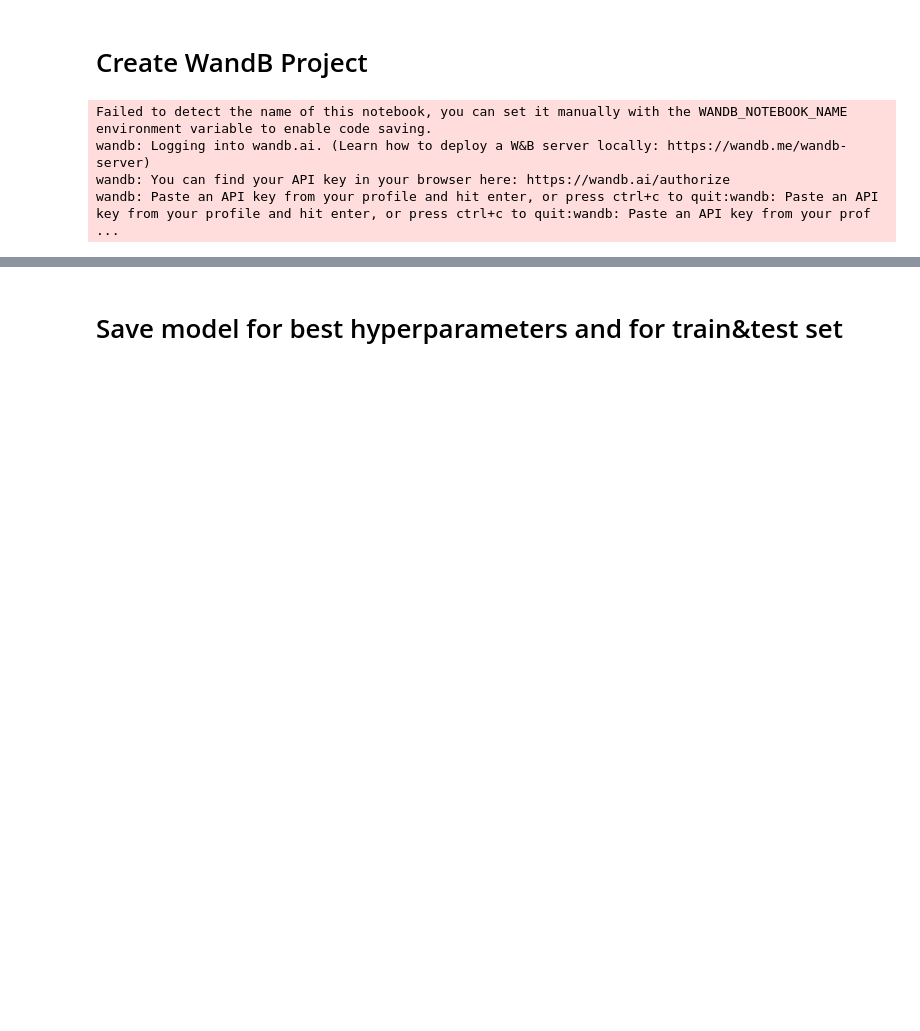
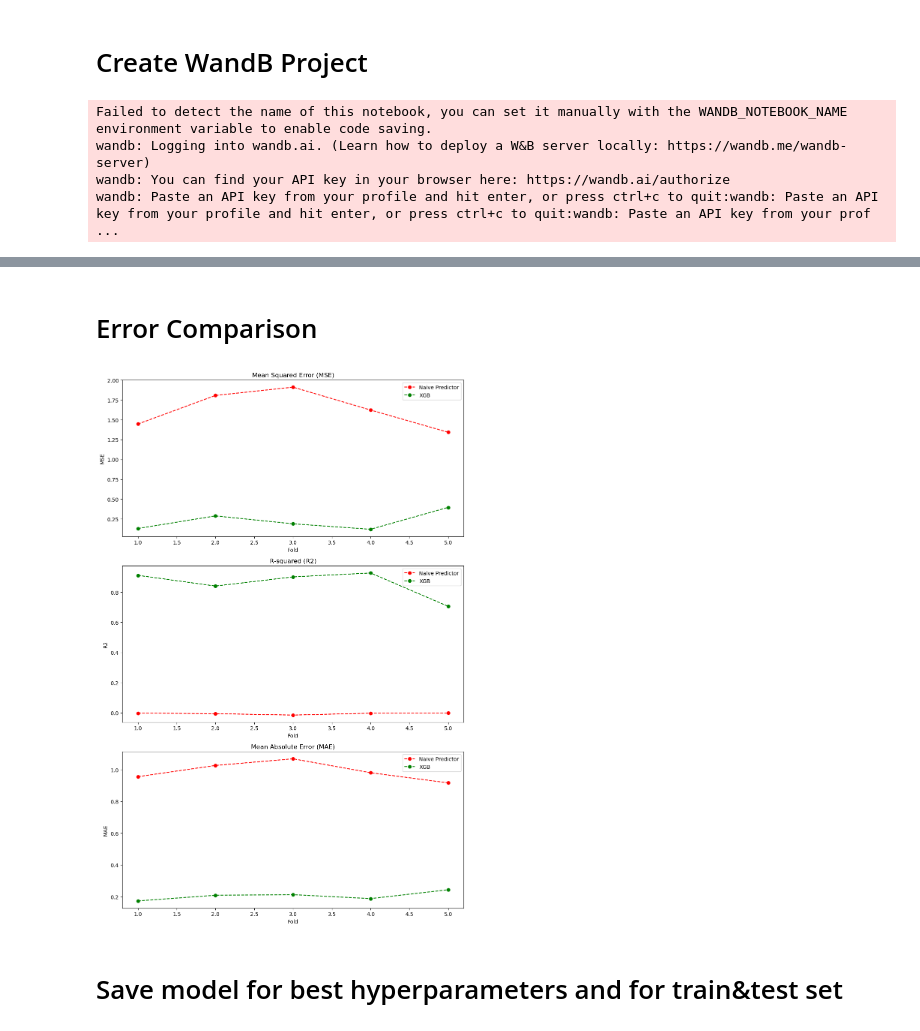
Before and after one commit to goksu-uzunturk/DI502_ElectricityPrediction, a Jupyter notebook: notebooks/TrainXGBModel_v2.ipynb, the cells around one changed output, grey strips where cells are left out. Saved outputs shown, nothing was run; the diff lists cells and outputs as text; code cells hidden in the pictures; blank space fills up the shorter version.

```diff
--- a/notebooks/TrainXGBModel_v2.ipynb
+++ b/notebooks/TrainXGBModel_v2.ipynb
@@ -360,3 +428,37 @@ Test:  2016-11-01 12:00:00 2016-12-30 18:00:00
+# %% [markdown]
+# Error Comparison
+# %%
+# Plotting errors
+fig, axes = plt.subplots(3, 1, figsize=(10, 15))
+
+# Plot MSE
+axes[0].plot(range(1, 6), MSE_test_naive, marker='o', linestyle='--', color='red', label='Naive Predictor')
+axes[0].plot(range(1, 6), MSE_test, marker='o', linestyle='--', color='green', label='XGB')
+axes[0].set_title('Mean Squared Error (MSE)')
+axes[0].set_xlabel('Fold')
+axes[0].set_ylabel('MSE')
+axes[0].legend()
+
+# Plot R2
+axes[1].plot(range(1, 6), R2_test_naive, marker='o', linestyle='--', color='red', label='Naive Predictor')
+axes[1].plot(range(1, 6), R2_test, marker='o', linestyle='--', color='green', label='XGB')
+axes[1].set_title('R-squared (R2)')
+axes[1].set_xlabel('Fold')
+axes[1].set_ylabel('R2')
+axes[1].legend()
+
+# Plot MAE
+axes[2].plot(range(1, 6), MAE_test_naive, marker='o', linestyle='--', color='red', label='Naive Predictor')
+axes[2].plot(range(1, 6), MAE_test, marker='o', linestyle='--', color='green', label='XGB')
+axes[2].set_title('Mean Absolute Error (MAE)')
+axes[2].set_xlabel('Fold')
+axes[2].set_ylabel('MAE')
+axes[2].legend()
+
+plt.tight_layout()
+plt.show()
+# %% [output]
+[figure, added]
 # %% [markdown]
 # Save model for best hyperparameters and for train&test set
 # %%
```
Also changed, not shown: parts of 6 cells of this notebook, 19 other files.
